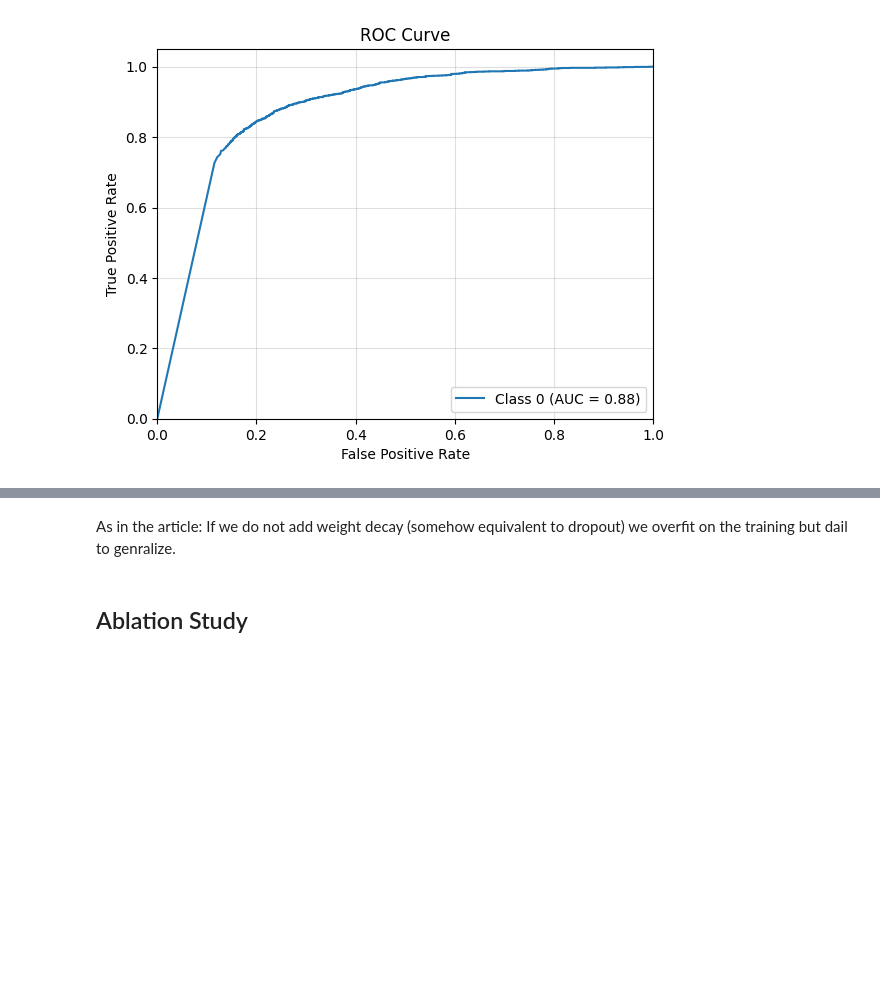
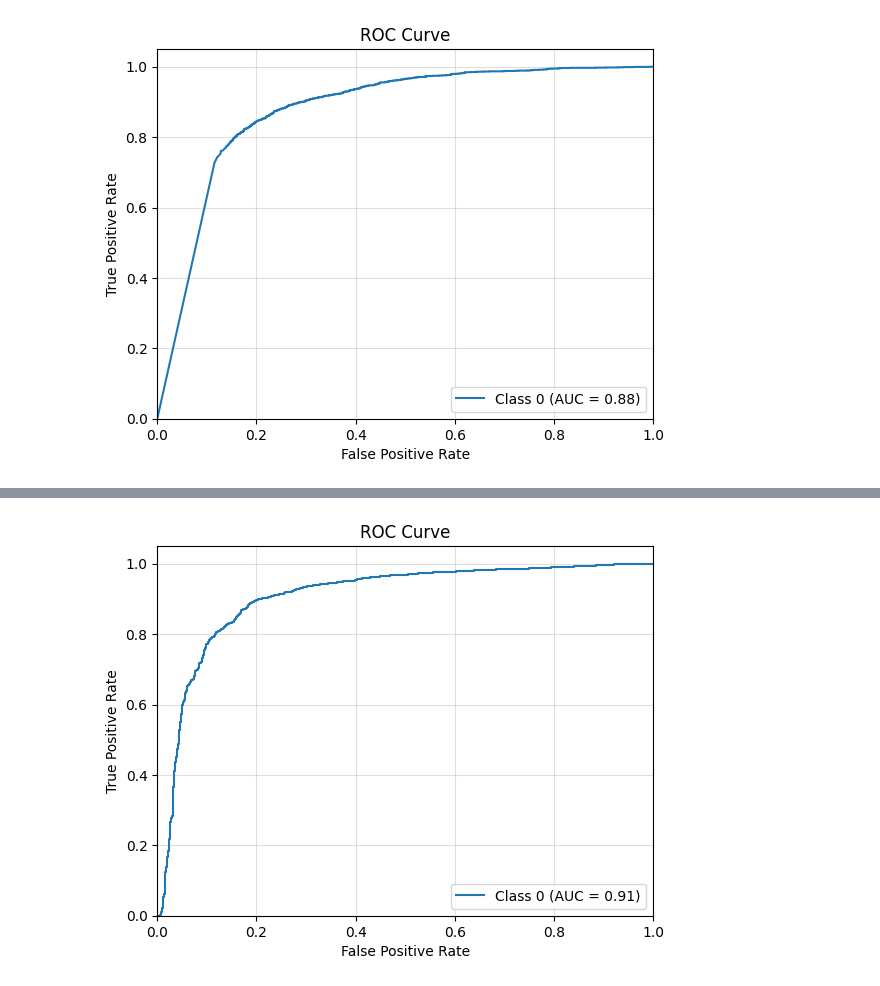
Before and after one commit to greglcr/GeometricDL, a Jupyter notebook: dataprocess.ipynb, the cells around one changed output, grey strips where cells are left out. Drawn from its saved outputs; the diff is of its cells as text; code cells hidden in the pictures; blank space fills up the shorter version.

Commit message:
with weight decay

```diff
--- a/dataprocess.ipynb
+++ b/dataprocess.ipynb
@@ -423 +425,12 @@ plot_roc_curve(test_loader,model4)
+# %%
+# Only the user profile
+train_dataset,val_dataset,test_dataset = create_dataset_with_profile()
+train_loader = DataLoader(train_dataset, batch_size=128, shuffle=True)
+val_loader = DataLoader(val_dataset, batch_size=128, shuffle=False)
+test_loader = DataLoader(test_dataset, batch_size=128, shuffle=False)
+
+inp_len = len(train_dataset[0].x[0])
+device = torch.device('cuda' if torch.cuda.is_available() else 'cpu')
+model1 = Net(inp_len, 128,train_dataset_bert.num_classes, concat=True).to(device)
+optimizer = torch.optim.Adam(model1.parameters(), lr=5e-4,amsgrad=True, weight_decay=0.01) # They precise that they use a 5e-4 AMSGrad. here we add a bit of weight decay to avoid over-fitting.
 # %%
@@ -453,4 +461,4 @@ NameError: name 'plot_roc_curve' is not defined
-# %% [markdown]
-As in the article: If we do not add weight decay (somehow equivalent to dropout) we overfit on the training but dail to genralize.
-# %% [markdown]
-## Ablation Study
+# %%
+plot_roc_curve(test_loader,model1)
+# %% [output]
+[figure, added]
```
Also changed, not shown: parts of 13 cells of this notebook.
